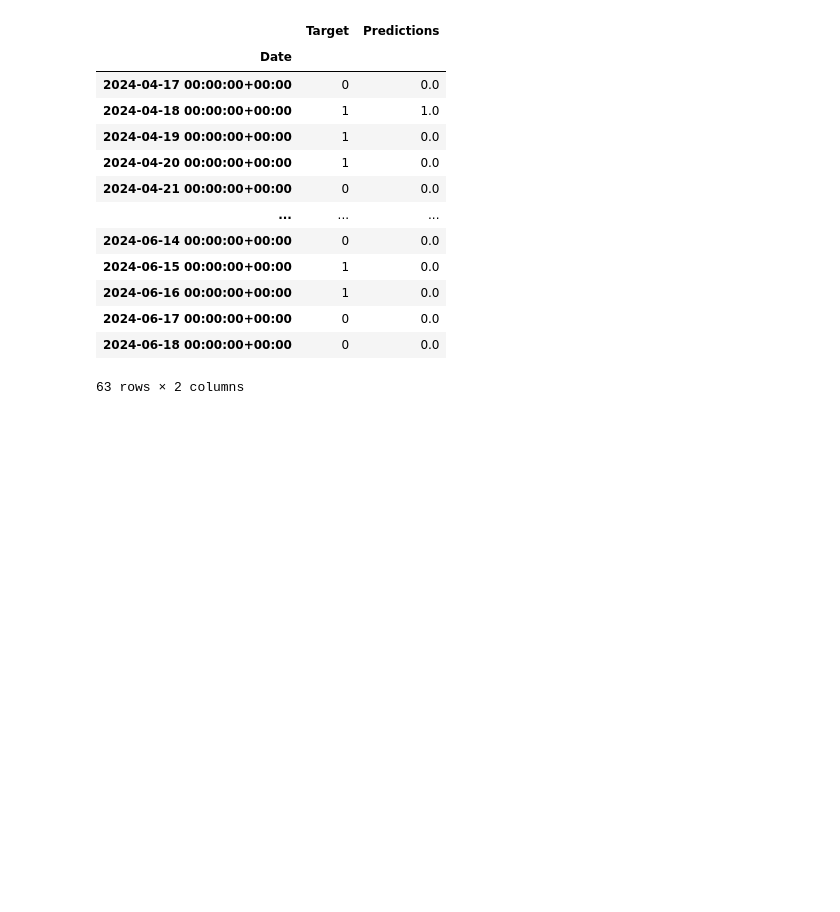
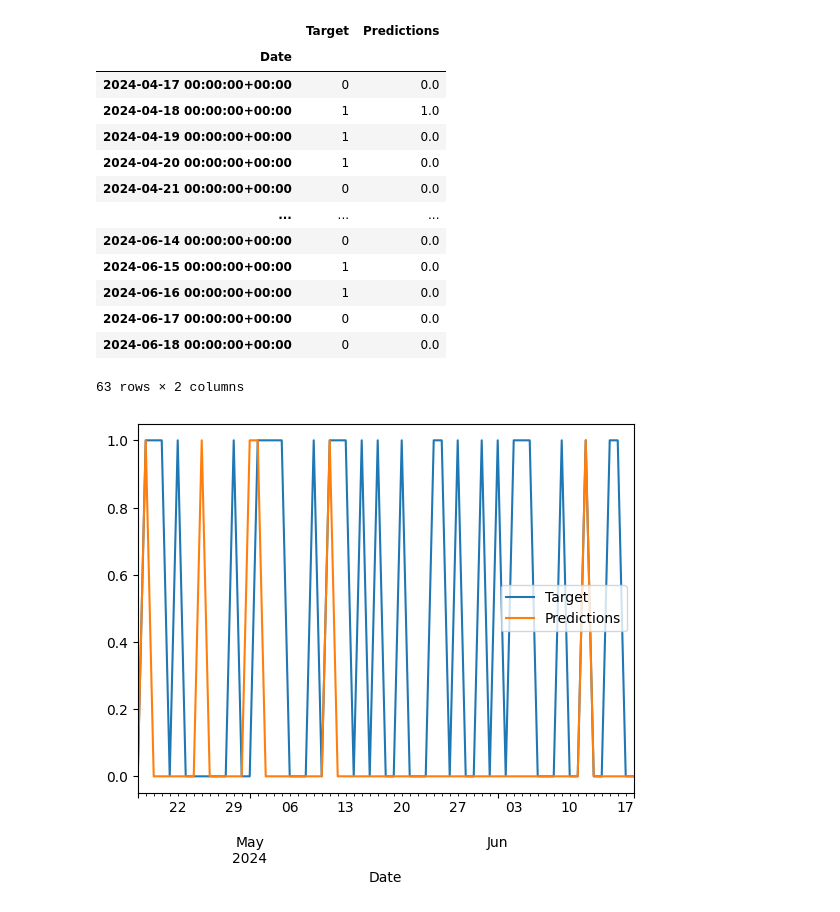
Before and after one commit to miruomoo/stock-predictor, a Jupyter notebook: model.ipynb, the cells around one changed output. Cells and saved outputs as stored; diff of their text form; code cells hidden in the pictures; blank space fills up the shorter version.

Commit message:
Updated model with graph

```diff
--- a/model.ipynb
+++ b/model.ipynb
@@ -82,31 +82,32 @@ btc = btc.dropna()
 
 def predict(train, test, predictors, model):
     model.fit(train[predictors], train["Target"])
     preds = model.predict_proba(test[predictors])[:,1]
     preds[preds>=.6] = 1
     preds[preds<.6] = 0
     preds = pd.Series(preds, index=test.index, name="Predictions")
     combined = pd.concat([test["Target"], preds], axis=1)
     return combined
 
 predictions = backtest(btc, model, new_predictors)
 predictions["Predictions"].value_counts()
-
+predictions.plot()
 predictions
 # score of 67% accuracy
 # precision_score(predictions["Target"], predictions["Predictions"])
 # %% [output]
 |  | Target | Predictions |
 | Date |  |  |
 | 2024-04-17 00:00:00+00:00 | 0 | 0.0 |
 | 2024-04-18 00:00:00+00:00 | 1 | 1.0 |
 | 2024-04-19 00:00:00+00:00 | 1 | 0.0 |
 | 2024-04-20 00:00:00+00:00 | 1 | 0.0 |
 | 2024-04-21 00:00:00+00:00 | 0 | 0.0 |
 | ... | ... | ... |
 | 2024-06-14 00:00:00+00:00 | 0 | 0.0 |
 | 2024-06-15 00:00:00+00:00 | 1 | 0.0 |
 | 2024-06-16 00:00:00+00:00 | 1 | 0.0 |
 | 2024-06-17 00:00:00+00:00 | 0 | 0.0 |
 | 2024-06-18 00:00:00+00:00 | 0 | 0.0 |
 63 rows × 2 columns
+[figure, added]
```
Also changed, not shown: 1 other file.
